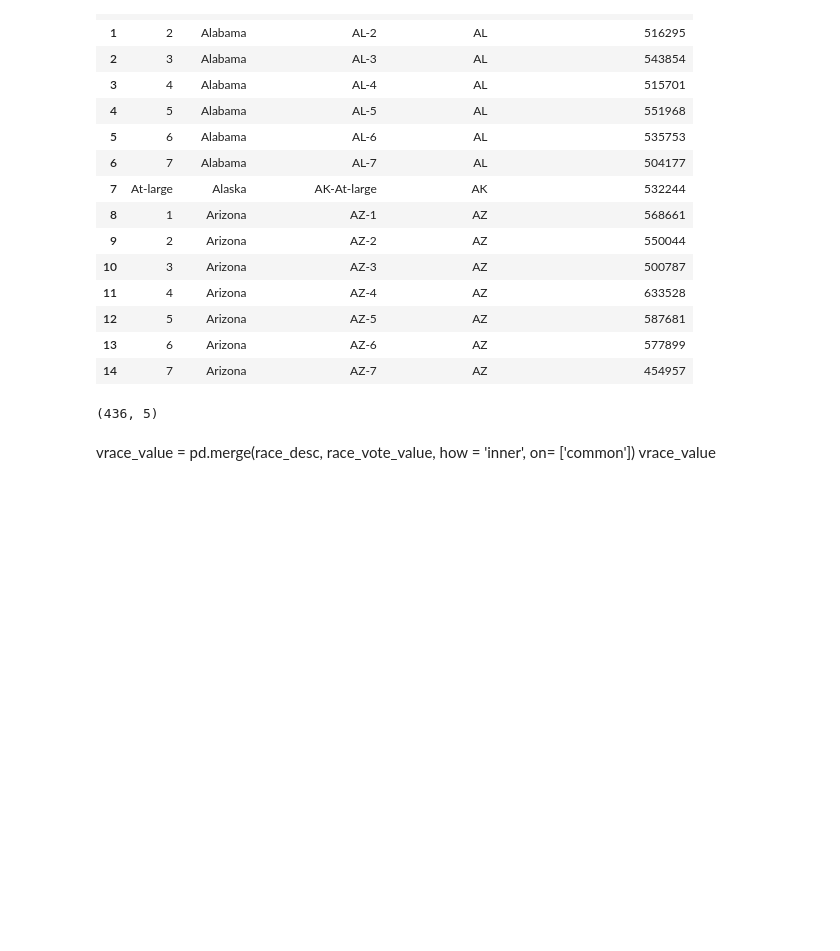
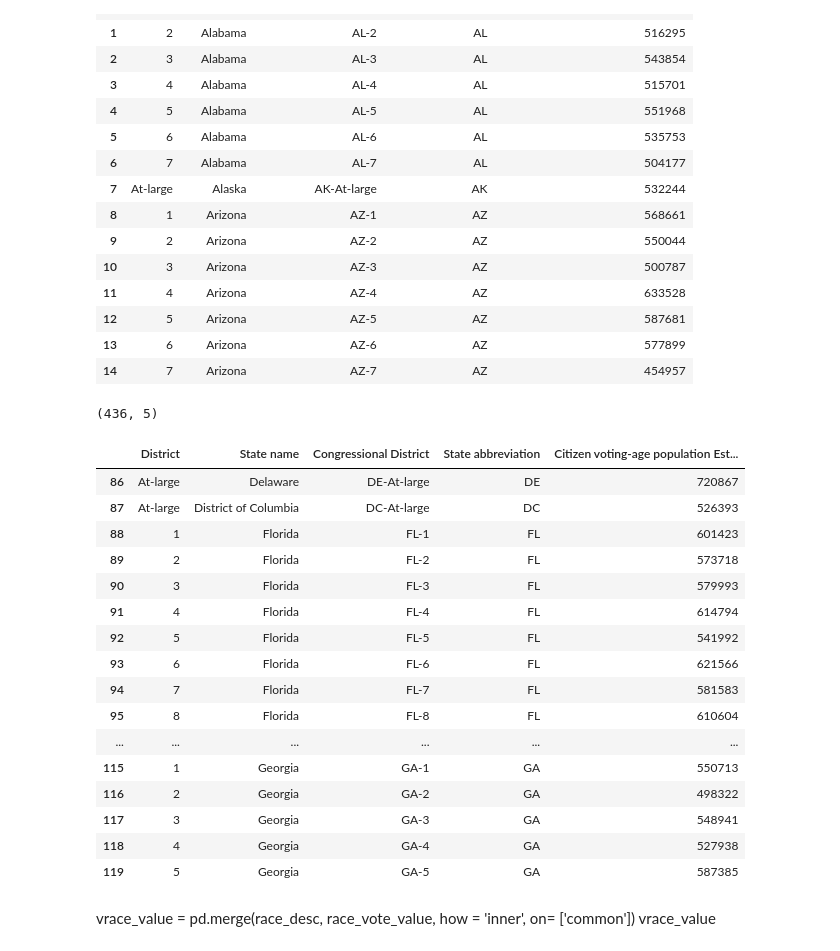
Before and after one commit to tthoang/Reading-Between-the-Gerrymandered-Lines, a Jupyter notebook: notebooks/demographics_eda.ipynb, the cells around one changed output. Saved outputs shown, nothing was run; the diff lists cells and outputs as text; code cells hidden in the pictures; blank space fills up the shorter version.

```diff
--- a/notebooks/demographics_eda.ipynb
+++ b/notebooks/demographics_eda.ipynb
@@ -1502,6 +1506,26 @@ con_desc.head(15)
 con_desc.shape
 # %% [output]
 (436, 5)
+# %%
+con_desc.iloc[86:120, :]
+# %% [output]
+|  | District | State name | Congressional District | State abbreviation | Citizen voting-age population Est... |
+| 86 | At-large | Delaware | DE-At-large | DE | 720867 |
+| 87 | At-large | District of Columbia | DC-At-large | DC | 526393 |
+| 88 | 1 | Florida | FL-1 | FL | 601423 |
+| 89 | 2 | Florida | FL-2 | FL | 573718 |
+| 90 | 3 | Florida | FL-3 | FL | 579993 |
+| 91 | 4 | Florida | FL-4 | FL | 614794 |
+| 92 | 5 | Florida | FL-5 | FL | 541992 |
+| 93 | 6 | Florida | FL-6 | FL | 621566 |
+| 94 | 7 | Florida | FL-7 | FL | 581583 |
+| 95 | 8 | Florida | FL-8 | FL | 610604 |
+| ... | ... | ... | ... | ... | ... |
+| 115 | 1 | Georgia | GA-1 | GA | 550713 |
+| 116 | 2 | Georgia | GA-2 | GA | 498322 |
+| 117 | 3 | Georgia | GA-3 | GA | 548941 |
+| 118 | 4 | Georgia | GA-4 | GA | 527938 |
+| 119 | 5 | Georgia | GA-5 | GA | 587385 |
 # %% [markdown]
 vrace_value = pd.merge(race_desc, race_vote_value, how = 'inner', on= ['common'])
 vrace_value
```
Also changed, not shown: parts of 9 cells of this notebook.
